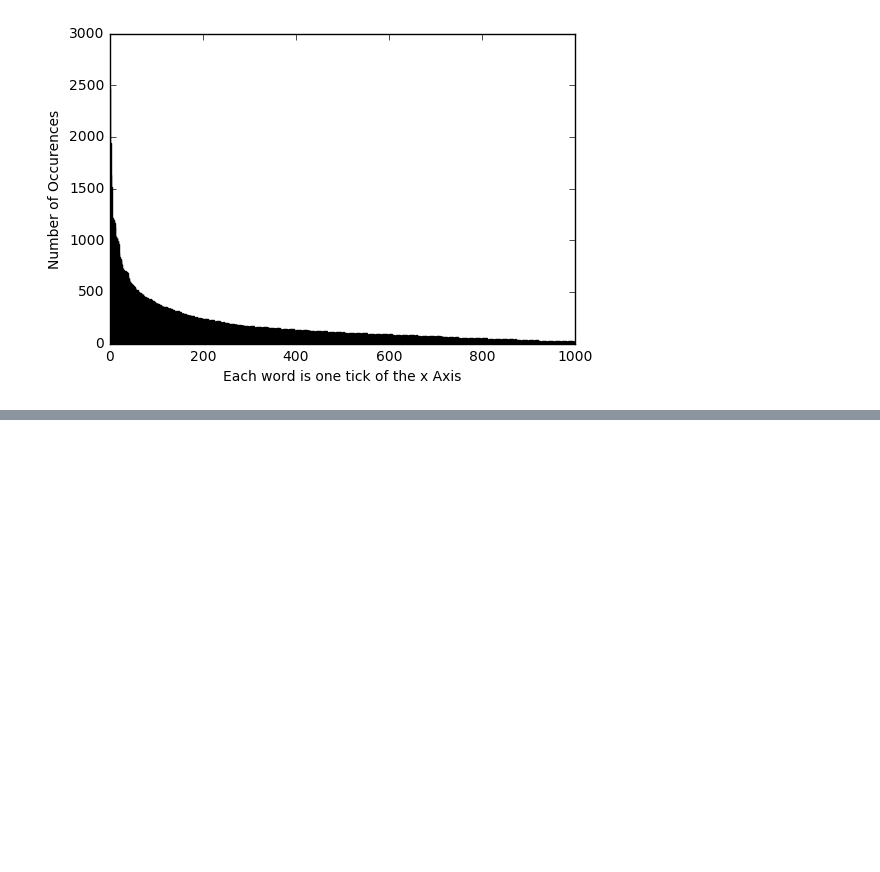
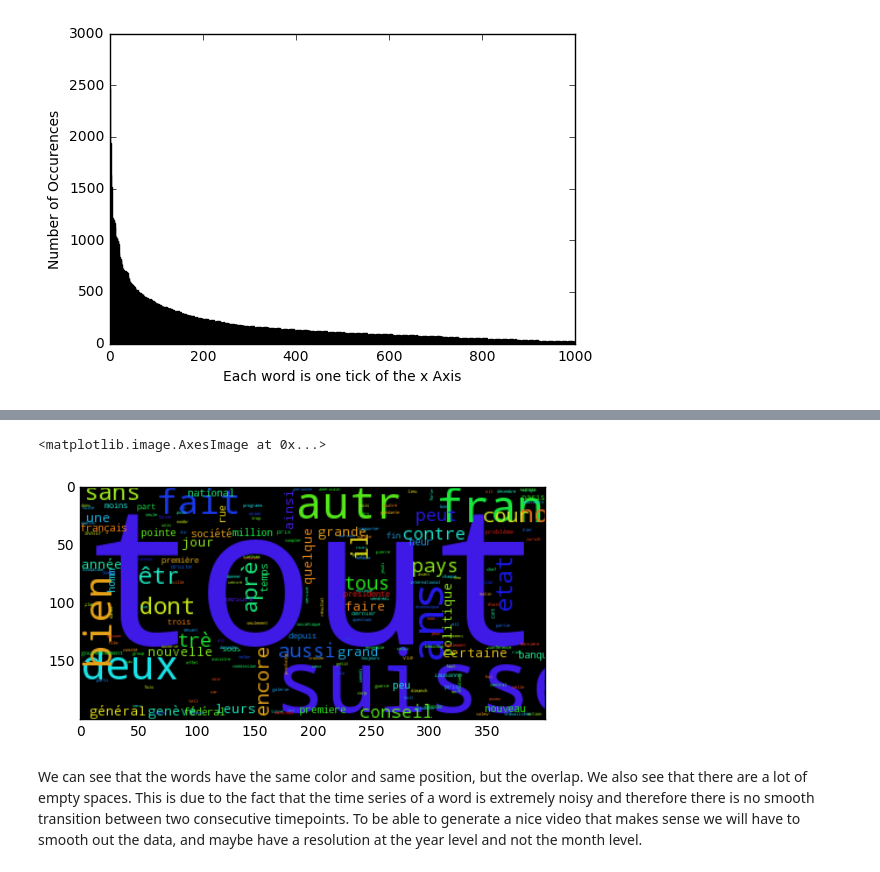
Before and after one commit to ThomVett/Project_ADA, a Jupyter notebook: Visualizations.ipynb, the cells around one changed output, grey strips where cells are left out. Saved outputs shown, nothing was run; the diff lists cells and outputs as text; code cells hidden in the pictures; blank space fills up the shorter version.

```diff
--- a/Visualizations.ipynb
+++ b/Visualizations.ipynb
@@ -170,0 +208,10 @@ numWords
+# %%
+for i in range(len(wordcloud2.layout_)):
+    word = wordcloud2.layout_[i][0][0]
+    for j in range(len(wordcloud.layout_)):
+        otherWord = wordcloud.layout_[j][0][0]
+        if otherWord == word:
+            wordcloud2.layout_[i] = list(wordcloud2.layout_[i])
+            wordcloud2.layout_[i][2:] = list(wordcloud.layout_[j][2:])
+            wordcloud2.layout_[i] = tuple(wordcloud2.layout_[i])
+            break
@@ -170,0 +223,7 @@ numWords
+# %%
+plt.imshow(wordcloud2)
+# %% [output]
+<matplotlib.image.AxesImage at 0x...>
+[figure, added]
+# %% [markdown]
+We can see that the words have the same color and same position, but the overlap. We also see that there are a lot of empty spaces. This is due to the fact that the time series of a word is extremely noisy and therefore there is no smooth transition between two consecutive timepoints. To be able to generate a nice video that makes sense we will have to smooth out the data, and maybe have a resolution at the year level and not the month level.
```
Also changed, not shown: parts of 12 cells of this notebook, 1 other file.
